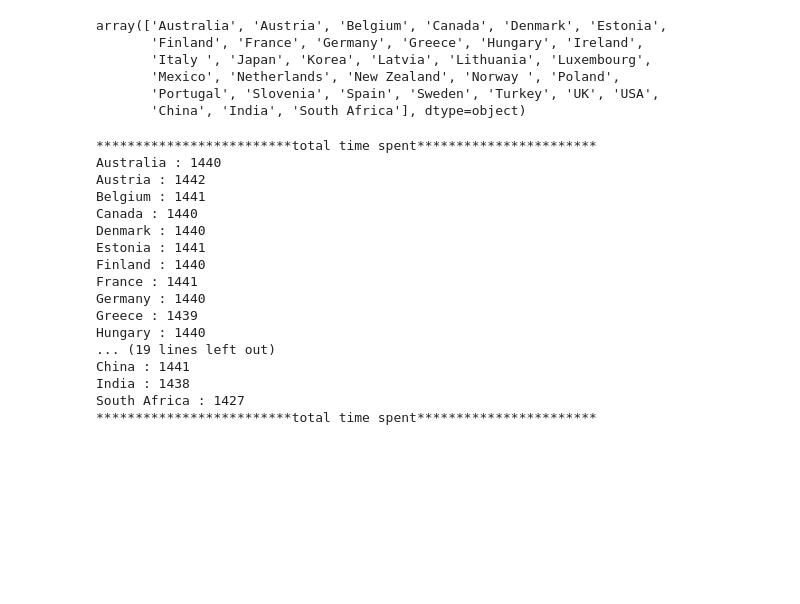
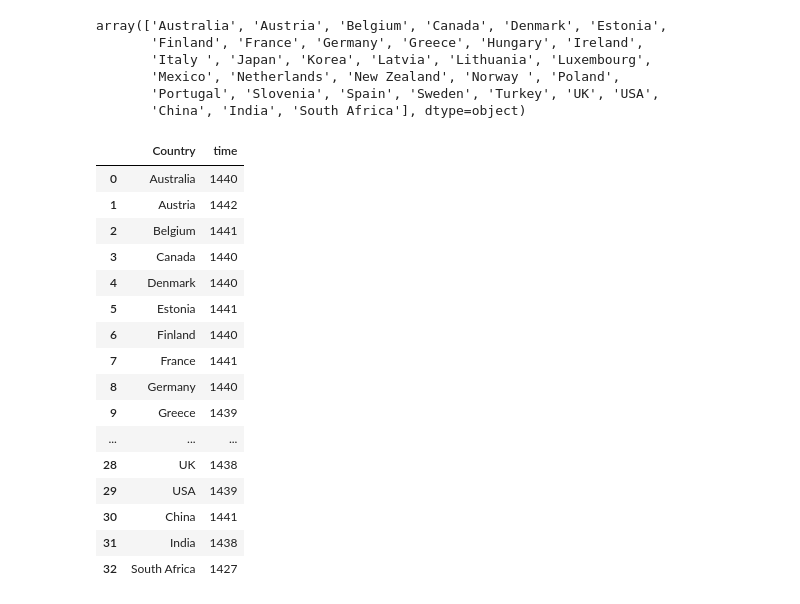
Before and after one commit to arjunprakash027/Data-Analysis, a Jupyter notebook: time_spent_dataset/total_time_spent.ipynb, the cells around one changed output. Drawn from its saved outputs; the diff is of its cells as text; code cells hidden in the pictures; blank space fills up the shorter version.

```diff
--- a/time_spent_dataset/total_time_spent.ipynb
+++ b/time_spent_dataset/total_time_spent.ipynb
@@ -233,26 +233,30 @@ list1 = ['Australia', 'Austria', 'Belgium', 'Canada', 'Denmark', 'Estonia',
        'Portugal', 'Slovenia', 'Spain', 'Sweden', 'Turkey', 'UK', 'USA',
        'China', 'India', 'South Africa']
 # %%
-print("*************************total time spent***********************")
+country =[]
+time = []
 for i in list1:
     df_ex = df[df['Country'] == i]
-    print(i ,':', df_ex['Time (minutes)'].sum())
-print("*************************total time spent***********************")
+    country = country + [i]
+    time = time + [df_ex['Time (minutes)'].sum()]
+    data = {'Country':country,'time':time}
+df_time = pd.DataFrame(data)
+df_time
 # %% [output]
-*************************total time spent***********************
-Australia : 1440
-Austria : 1442
-Belgium : 1441
-Canada : 1440
-Denmark : 1440
-Estonia : 1441
-Finland : 1440
-France : 1441
-Germany : 1440
-Greece : 1439
-Hungary : 1440
-... (19 lines left out)
-China : 1441
-India : 1438
-South Africa : 1427
-*************************total time spent***********************
+|  | Country | time |
+| 0 | Australia | 1440 |
+| 1 | Austria | 1442 |
+| 2 | Belgium | 1441 |
+| 3 | Canada | 1440 |
+| 4 | Denmark | 1440 |
+| 5 | Estonia | 1441 |
+| 6 | Finland | 1440 |
+| 7 | France | 1441 |
+| 8 | Germany | 1440 |
+| 9 | Greece | 1439 |
+| ... | ... | ... |
+| 28 | UK | 1438 |
+| 29 | USA | 1439 |
+| 30 | China | 1441 |
+| 31 | India | 1438 |
+| 32 | South Africa | 1427 |
```
Also changed, not shown: parts of 1 cell of this notebook.
